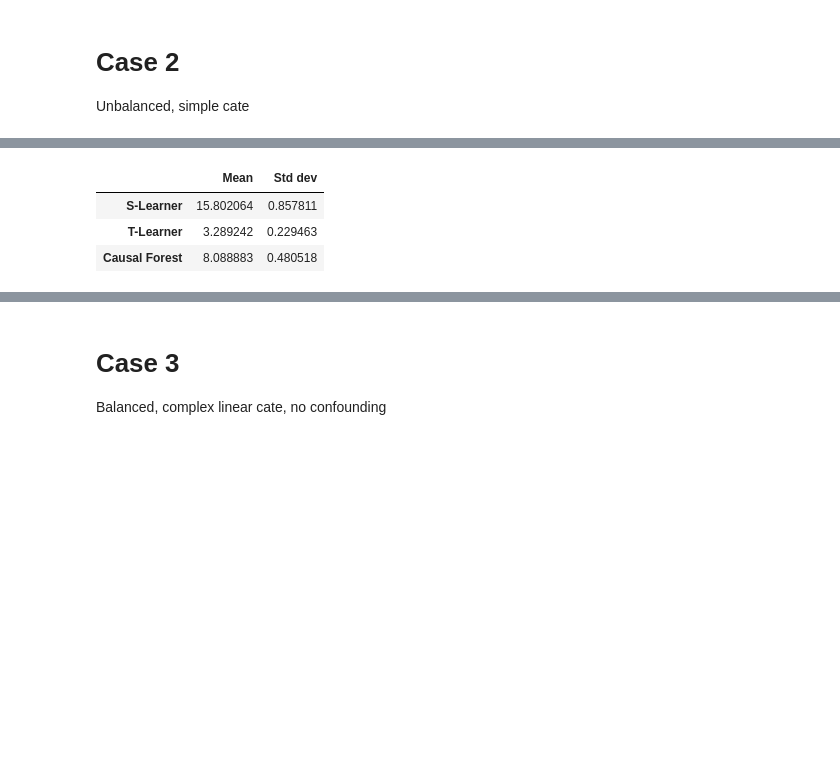
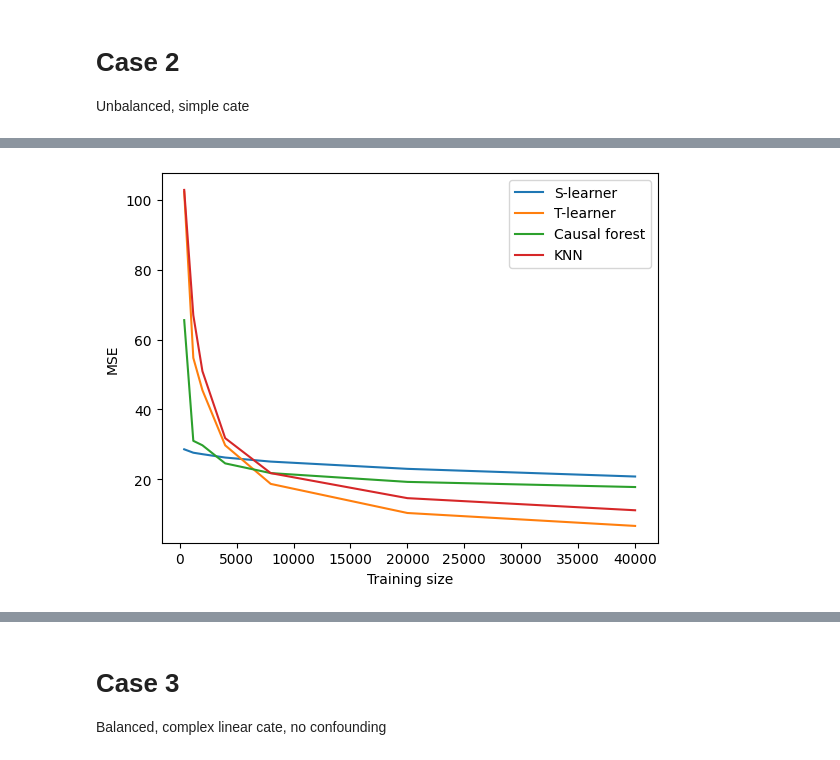
Before and after one commit to Hubert1913/research-project, a Jupyter notebook: data_simulation_notebook.ipynb, the cells around one changed output, grey strips where cells are left out. Saved outputs shown, nothing was run; the diff lists cells and outputs as text; code cells hidden in the pictures; blank space fills up the shorter version.

```diff
--- a/data_simulation_notebook.ipynb
+++ b/data_simulation_notebook.ipynb
@@ -533,6 +590,4 @@ mu_0 = lambda x: np.dot(x, weights) + 5 * (1 if x[0] > 0.5 else 0)
 mu_1 = lambda x: mu_0(x) + 8 * (1 if x[1] > 0.1 else 0)
 n_train = 40000
 n_test = 10000
-
-run_test(d, mu_0, mu_1, e, n_train, n_test, 10)
-plot_gain_curve(d, mu_0, mu_1, e, n_train, n_test)
+reps = 40
@@ -543,15 +594,6 @@ invalid value encountered in scalar divide
-# %%
-e = lambda x: 0.01
-d = 5
-weights = np.random.uniform(-5, 5, d)
-mu_0 = lambda x: np.dot(x, weights) + 5 * (1 if x[0] > 0.5 else 0)
-mu_1 = lambda x: mu_0(x) + 8 * (1 if x[1] > 0.1 else 0)
-n_train = 40000
-n_test = 10000
-
-get_conf_intervals(d, mu_0, mu_1, e, n_train, n_test, 10)
-# %% [output]
-|  | Mean | Std dev |
-| S-Learner | 15.802064 | 0.857811 |
-| T-Learner | 3.289242 | 0.229463 |
-| Causal Forest | 8.088883 | 0.480518 |
+# %%
+training_sizes, mse_s_list, mse_t_list, mse_forest_list, mse_knn_list = run_test(d, mu_0, mu_1, e, n_train, n_test, reps)
+# %%
+plot_mse(training_sizes, mse_s_list, mse_t_list, mse_forest_list, mse_knn_list)
+# %% [output]
+[figure, added]
```
Also changed, not shown: parts of 57 cells of this notebook, 1 other file.
